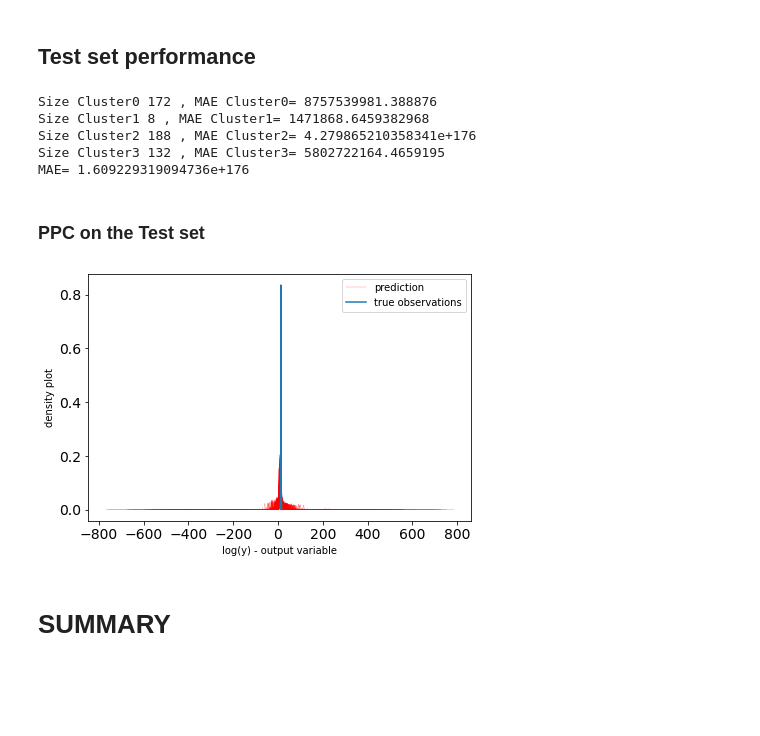
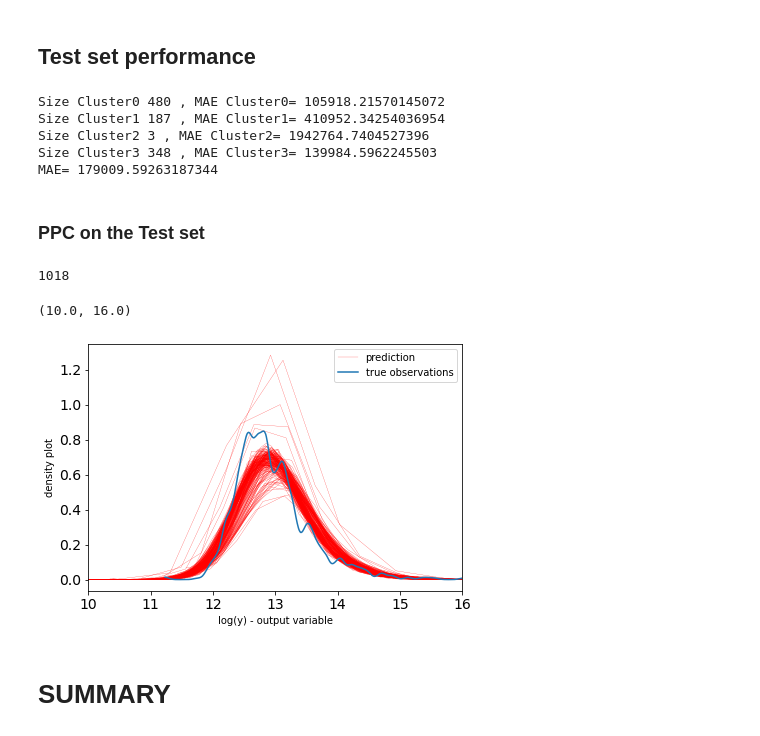
Before and after one commit to tomkeane07/AI-Projects-UL, a Jupyter notebook: semester3/MachineLearningApplications/PiecewiseRegression/Etivity2_20214537.ipynb, the cells around one changed output. Saved outputs shown, nothing was run; the diff lists cells and outputs as text; code cells hidden in the pictures; blank space fills up the shorter version.

```diff
--- a/semester3/MachineLearningApplications/PiecewiseRegression/Etivity2_20214537.ipynb
+++ b/semester3/MachineLearningApplications/PiecewiseRegression/Etivity2_20214537.ipynb
@@ -133 +150,6 @@ dftrain.head()
+# %%
+### join train and test to split later
+dftest['price'] = dfcost['Expected']
+
+df = dftrain.append(dftest)
 # %%
@@ -312,0 +331,11 @@ df = dftrain.append(dftest)
+# %%
+df = treat_data(df, dropcols)
+
+X_train,X_test,y_train,y_test = train_test_split(df.drop(df[['price']],axis=1), df[['price']], test_size=0.3)
+
+print(
+    X_train.shape,
+    X_test.shape,
+    y_train.shape,
+    y_test.shape
+)
@@ -360,11 +433,11 @@ Number of nan in df_subset_train dataset:  0
 Number of nan in df_subset_test dataset:  0
 # %%
 # train set, input columns
-Xs_train = dftrain.iloc[:,0:-1].values
+Xs_train = X_train.iloc[:,0:-1].values
 # train set, output column, cost
-ys_train = dftrain.iloc[:,-1].values.reshape(-1,1)
+ys_train = y_train.iloc[:,-1].values.reshape(-1,1)
 
 # test set, input columns
-Xs_test = dftest.iloc[:,0:].values
+Xs_test = X_test.iloc[:,0:-1].values
 # test set, output column, cost
-y_test = dfcost.Expected.values
+ys_test = y_test.iloc[:,0:-1].values
@@ -722,69 +801,73 @@ plt.ylabel("density plot");
 y_pred_BLR0 = np.exp(yscaler0.inverse_transform(np.mean(posterior0['alpha'])
               + np.dot(np.mean(posterior0['beta'],axis=0), Xtestn0.T)))
 print("Size Cluster0", np.sum(clusters_test==0), ", MAE Cluster0=",
-      (np.mean(abs(y_pred_BLR0 - y_test[clusters_test==0]))))
+      (np.mean(abs(y_pred_BLR0 - y_test.price.values[clusters_test==0]))))
 
 # cluster 1
 y_pred_BLR1 = np.exp(yscaler1.inverse_transform(np.mean(posterior1['alpha'])
               + np.dot(np.mean(posterior1['beta'],axis=0), Xtestn1.T)))
 print("Size Cluster1", np.sum(clusters_test==1), ", MAE Cluster1=",
-      (np.mean(abs(y_pred_BLR1 - y_test[clusters_test==1]))))
+      (np.mean(abs(y_pred_BLR1 - y_test.price.values[clusters_test==1]))))
 
 # cluster 2
 y_pred_BLR2 = np.exp(yscaler2.inverse_transform(np.mean(posterior2['alpha'])
               + np.dot(np.mean(posterior2['beta'],axis=0), Xtestn2.T)))
 print("Size Cluster2", np.sum(clusters_test==2), ", MAE Cluster2=",
-      (np.mean(abs(y_pred_BLR2 - y_test[clusters_test==2]))))
+      (np.mean(abs(y_pred_BLR2 - y_test.price.values[clusters_test==2]))))
 
 # cluster 3
 y_pred_BLR3 = np.exp(yscaler3.inverse_transform(np.mean(posterior3['alpha'])
               + np.dot(np.mean(posterior3['beta'],axis=0), Xtestn3.T)))
 print("Size Cluster3", np.sum(clusters_test==3), ", MAE Cluster3=",
-      (np.mean(abs(y_pred_BLR3 - y_test[clusters_test==3]))))
+      (np.mean(abs(y_pred_BLR3 - y_test.price.values[clusters_test==3]))))
 
 # joint
-joint=np.hstack([abs(y_pred_BLR0 - y_test[clusters_test==0]),
-                 abs(y_pred_BLR1 - y_test[clusters_test==1]),
-                 abs(y_pred_BLR2 - y_test[clusters_test==2]),
-                 abs(y_pred_BLR3 - y_test[clusters_test==3])])
+joint=np.hstack([abs(y_pred_BLR0 - y_test.price.values[clusters_test==0]),
+                 abs(y_pred_BLR1 - y_test.price.values[clusters_test==1]),
+                 abs(y_pred_BLR2 - y_test.price.values[clusters_test==2]),
+                 abs(y_pred_BLR3 - y_test.price.values[clusters_test==3])])
 
 # MAE
 print("MAE=",np.mean(joint))
 # %% [output]
-Size Cluster0 172 , MAE Cluster0= 8757539981.388876
-Size Cluster1 8 , MAE Cluster1= 1471868.6459382968
-Size Cluster2 188 , MAE Cluster2= 4.279865210358341e+176
-Size Cluster3 132 , MAE Cluster3= 5802722164.4659195
-MAE= 1.609229319094736e+176
+Size Cluster0 480 , MAE Cluster0= 105918.21570145072
+Size Cluster1 187 , MAE Cluster1= 410952.34254036954
+Size Cluster2 3 , MAE Cluster2= 1942764.7404527396
+Size Cluster3 348 , MAE Cluster3= 139984.5962245503
+MAE= 179009.59263187344
 # %% [markdown]
 ### PPC on the Test set
 # %%
 ## Posterior predictive checks (PPCs)
 
 num_samples2 = 200
 Ypred0 = ppc(posterior0['alpha'],posterior0['beta'],posterior0['sigma_n'],Xtestn0, nsamples=num_samples2)
 Ypred1 = ppc(posterior1['alpha'],posterior1['beta'],posterior1['sigma_n'],Xtestn1, nsamples=num_samples2)
 Ypred2 = ppc(posterior2['alpha'],posterior2['beta'],posterior2['sigma_n'],Xtestn2, nsamples=num_samples2)
 Ypred3 = ppc(posterior3['alpha'],posterior3['beta'],posterior3['sigma_n'],Xtestn3, nsamples=num_samples2)
 
 # Stack arrays in sequence horizontally (column wise)
 Ypred = np.hstack([yscaler0.inverse_transform(Ypred0),
                  yscaler1.inverse_transform(Ypred1),
                  yscaler2.inverse_transform(Ypred2),
                  yscaler3.inverse_transform(Ypred3)])
 
 # plot prediction shape
 for i in range(Ypred.shape[0]):
     az.plot_dist( Ypred[i,:],color='r',plot_kwargs={"linewidth": 0.2})
 # label
 az.plot_dist(Ypred[i,:],color='r',plot_kwargs={"linewidth": 0.2}, label="prediction")
 
 # true observations
 az.plot_dist(np.log(y_test),label='true observations');
 plt.legend()
 plt.xlabel("log(y) - output variable")
 plt.ylabel("density plot");
+print(y_test.shape[0])
+plt.xlim(10, 16)
 # %% [output]
+1018
+(10.0, 16.0)
-[figure, old version]
+[figure, new version]
 # %% [markdown]
 # SUMMARY
```
Also changed, not shown: parts of 36 cells of this notebook.
